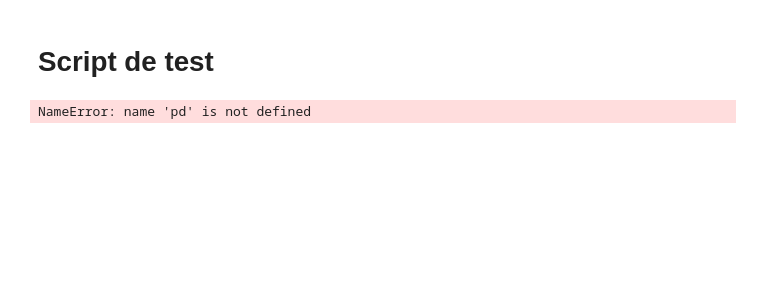
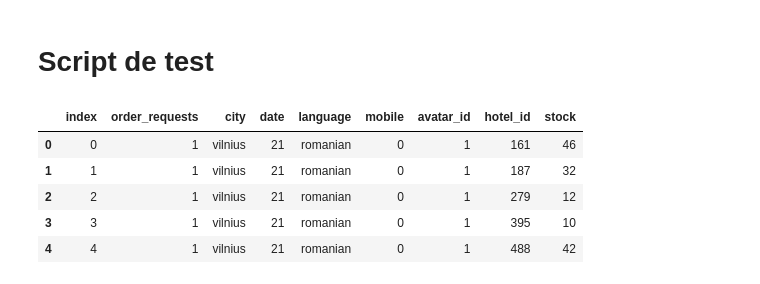
Before and after one commit to TryoenJ/Defi-IA, a Jupyter notebook: test.ipynb, the cells around one changed output. Saved outputs shown, nothing was run; the diff lists cells and outputs as text; code cells hidden in the pictures; blank space fills up the shorter version.

```diff
--- a/test.ipynb
+++ b/test.ipynb
@@ -1,7 +1,19 @@
 # %% [markdown]
 # Script de test
 # %%
-test = pd.read_csv('test_set.csv')
+import pandas as pd
+import numpy as np
+import panel as pn
+
+%matplotlib inline
+import matplotlib.pyplot as plt
+
+test = pd.read_csv('./defi-ia-2023/test_set.csv')
 test.head()
 # %% [output]
-NameError: name 'pd' is not defined
+|  | index | order_requests | city | date | language | mobile | avatar_id | hotel_id | stock |
+| 0 | 0 | 1 | vilnius | 21 | romanian | 0 | 1 | 161 | 46 |
+| 1 | 1 | 1 | vilnius | 21 | romanian | 0 | 1 | 187 | 32 |
+| 2 | 2 | 1 | vilnius | 21 | romanian | 0 | 1 | 279 | 12 |
+| 3 | 3 | 1 | vilnius | 21 | romanian | 0 | 1 | 395 | 10 |
+| 4 | 4 | 1 | vilnius | 21 | romanian | 0 | 1 | 488 | 42 |
```
Also changed, not shown: parts of 7 cells of this notebook.
